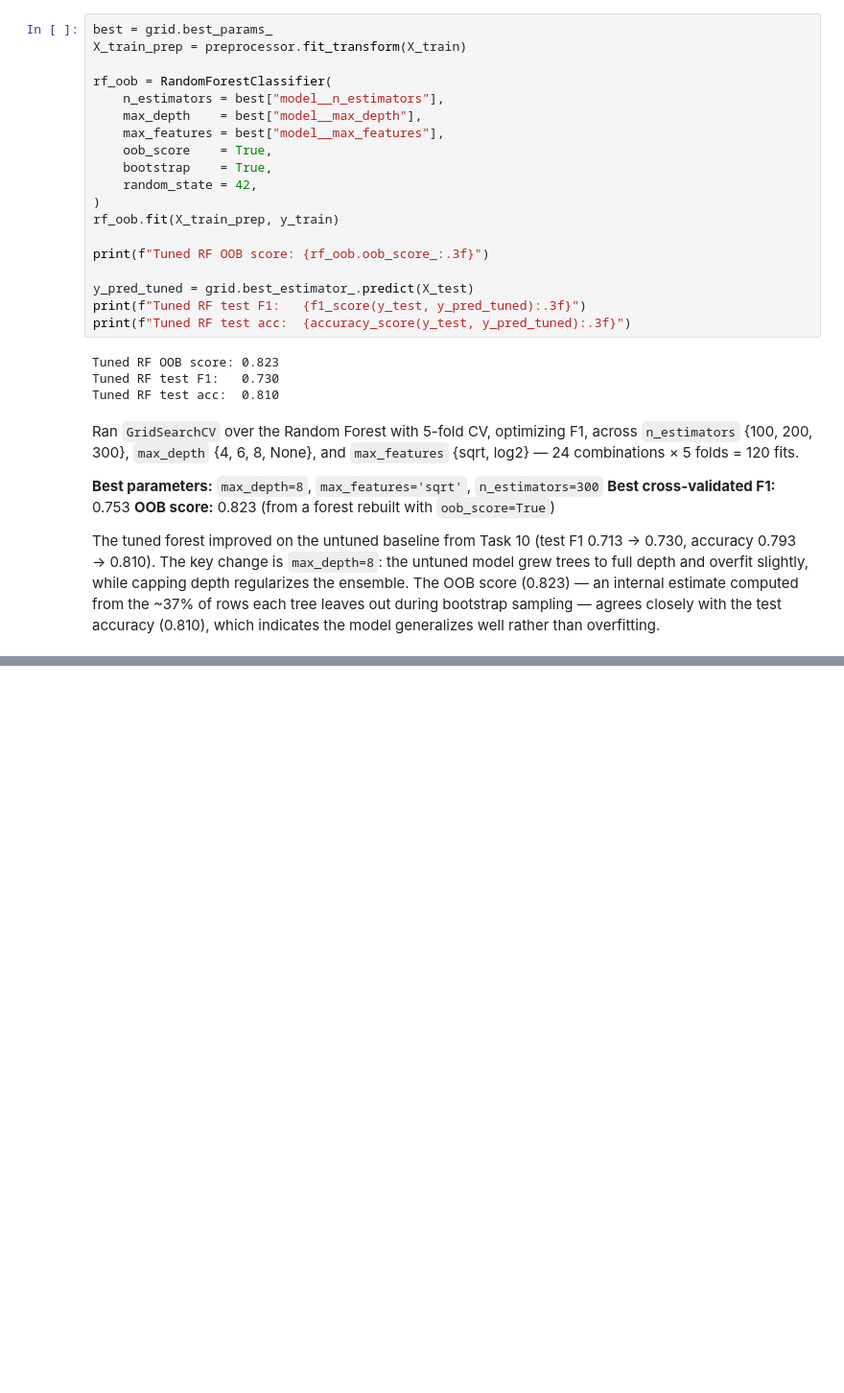
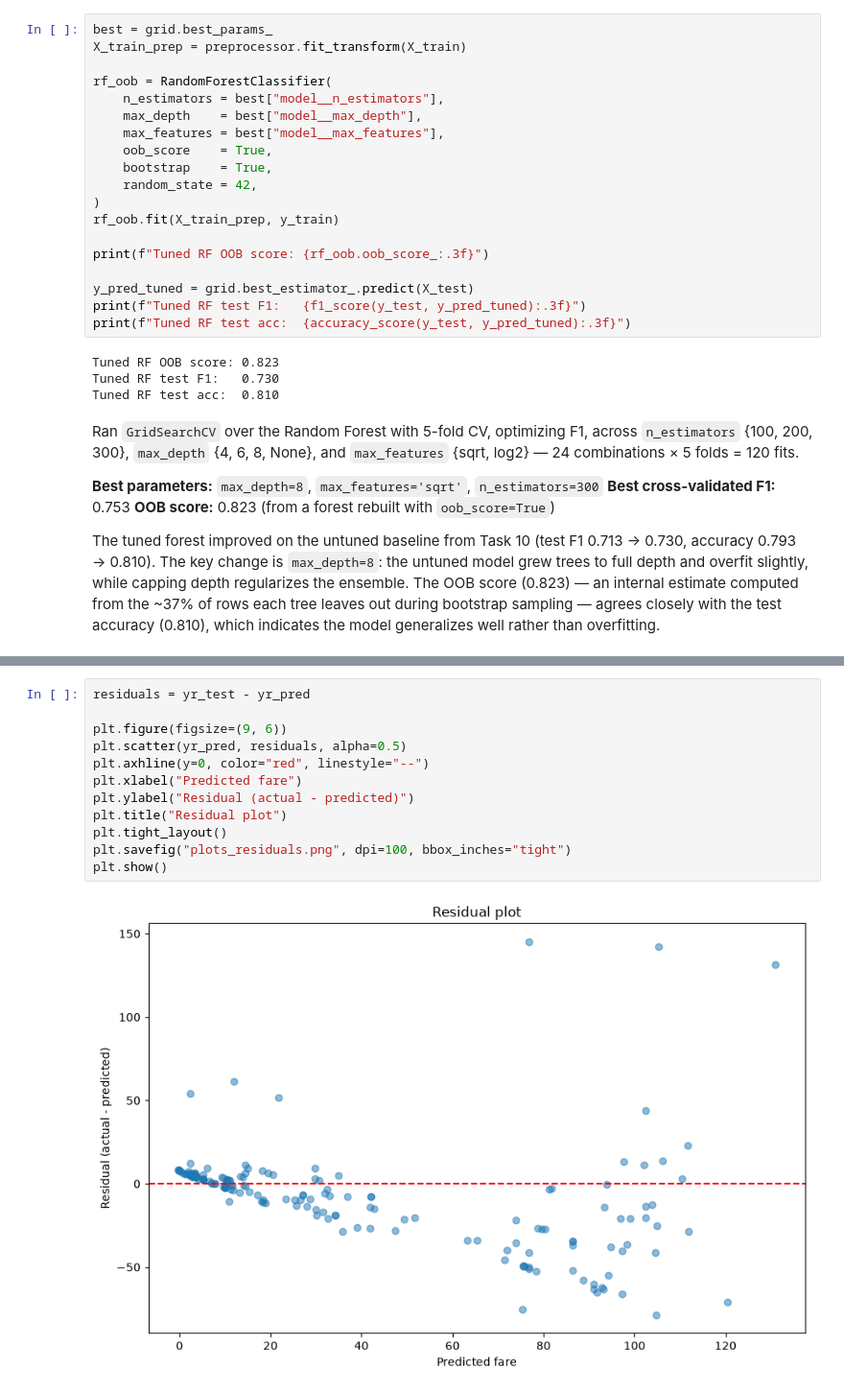
Before and after one commit to Rohith4294/Zepto-data-AI-platform, a Jupyter notebook: analytics/02_modeling.ipynb, the cells around one changed output, grey strips where cells are left out. Shown at 96% size. Cells and saved outputs as stored; diff of their text form; blank space fills up the shorter version.

```diff
--- a/analytics/02_modeling.ipynb
+++ b/analytics/02_modeling.ipynb
@@ -405,0 +451,14 @@ which indicates the model generalizes well rather than overfitting.
+# %%
+residuals = yr_test - yr_pred
+
+plt.figure(figsize=(9, 6))
+plt.scatter(yr_pred, residuals, alpha=0.5)
+plt.axhline(y=0, color="red", linestyle="--")
+plt.xlabel("Predicted fare")
+plt.ylabel("Residual (actual - predicted)")
+plt.title("Residual plot")
+plt.tight_layout()
+plt.savefig("plots_residuals.png", dpi=100, bbox_inches="tight")
+plt.show()
+# %% [output]
+[figure, added]
```
Also changed, not shown: parts of 7 cells of this notebook.
